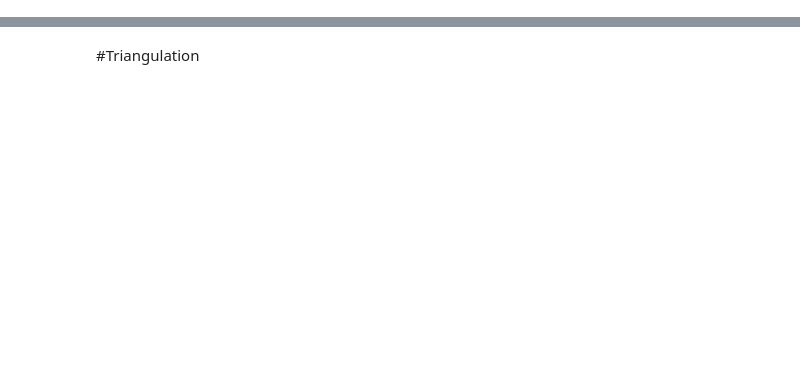
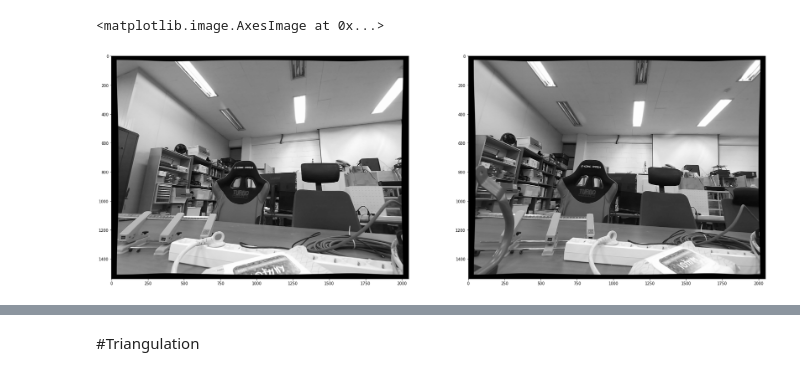
Before and after one commit to juanmed/epipolar_geometry, a Jupyter notebook: Epipolar_geometry.ipynb, the cells around one changed output, grey strips where cells are left out. Cells and saved outputs as stored; diff of their text form; code cells hidden in the pictures; blank space fills up the shorter version.

```diff
--- a/Epipolar_geometry.ipynb
+++ b/Epipolar_geometry.ipynb
@@ -73,11 +66,15 @@ K = np.array([651.4462353114224, 0, 376.27522319223914, 0, 653.7348054191838, 28
 # %%
-#img1u =  cv.undistort(	img1, K, d)
-#img2u =  cv.undistort(	img2, K, d)
-#fig = plt.figure(figsize=(30,30))
-#ax1 = plt.subplot(1,2,1)
-#ax2 = plt.subplot(1,2,2)
-#ax1.imshow(img1u, cmap="gray")
-#ax2.imshow(img2u, cmap="gray")
+if d is not None:
+  img1 =  cv.undistort(	img1, K, d)
+  img2 =  cv.undistort(	img2, K, d)
+fig = plt.figure(figsize=(30,30))
+ax1 = plt.subplot(1,2,1)
+ax2 = plt.subplot(1,2,2)
+ax1.imshow(img1, cmap="gray")
+ax2.imshow(img2, cmap="gray")
+# %% [output]
+<matplotlib.image.AxesImage at 0x...>
+[figure, added]
 # %%
 sift = cv.SIFT_create()
 # find the keypoints and descriptors with SIFT
```
Also changed, not shown: parts of 13 cells of this notebook.
